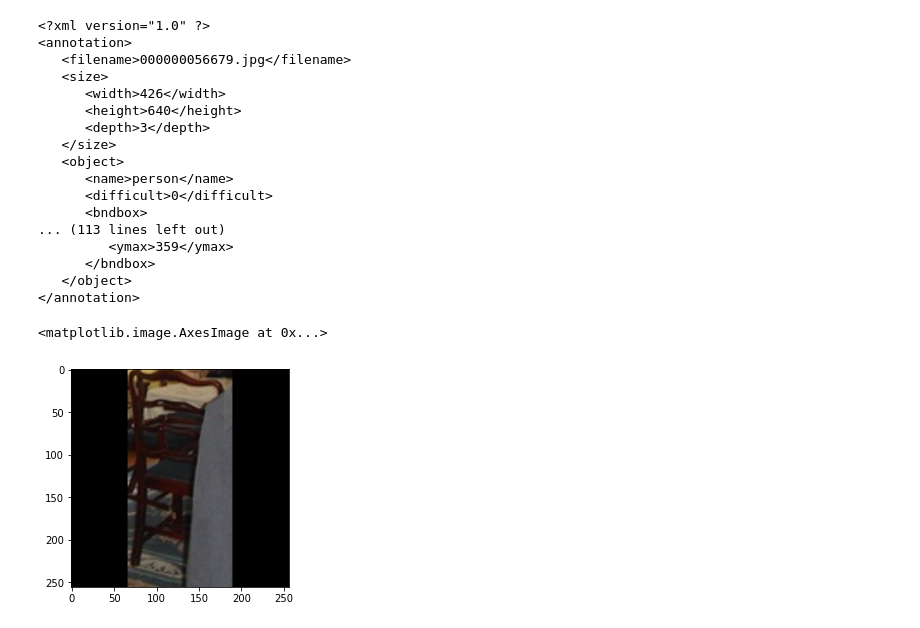
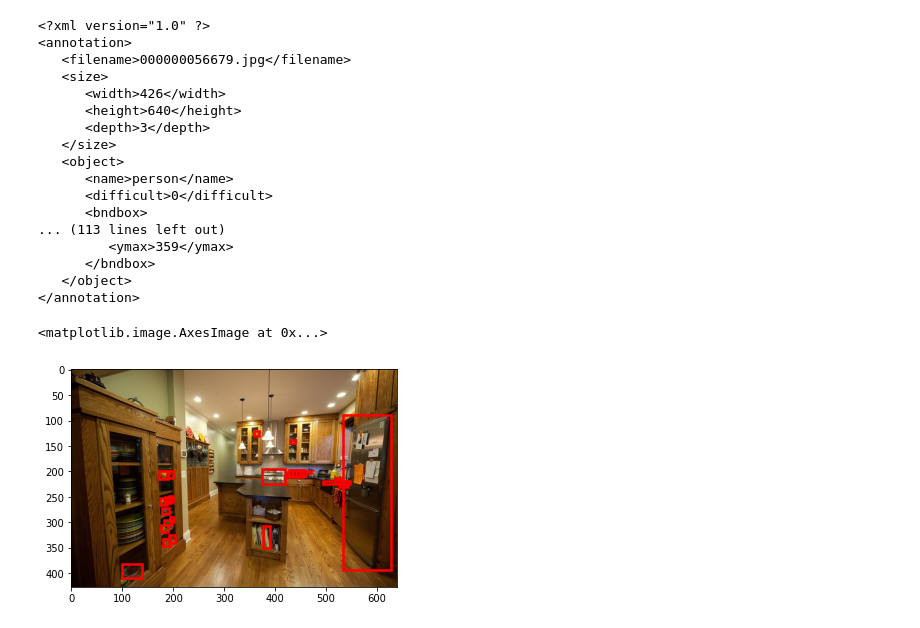
Before and after one commit to terry97-guel/OWOD-preproccesing, a Jupyter notebook: my_code/CropImages.ipynb, the cells around one changed output. Cells and saved outputs as stored; diff of their text form; code cells hidden in the pictures.

```diff
--- a/my_code/CropImages.ipynb
+++ b/my_code/CropImages.ipynb
@@ -10,9 +11,23 @@ import cv2
 # %%
 datapath = '../../dataset/Annotations'
 imagepath = '../../dataset/JPEGImages'
+xmllspath = '../../dataset/tasklist/t2_train.txt'
+savedir = '../../dataset/PadID/t2_train'
+IOSthreshold = 0.3
 
-xmllspath = '../../dataset/tasklist/t4_train.txt'
-savedir = '../../dataset/t4_train'
+VOC_CLASS_NAMES = [
+    "aeroplane", "bicycle", "bird", "boat", "bottle", "bus", "car", "cat",
+    "chair", "cow", "diningtable", "dog", "horse", "motorbike", "person",
+    "pottedplant", "sheep", "sofa", "train", "tvmonitor"
+]
+VOC_CLASS_NAMES_COCOFIED = [
+    "airplane", "bicycle", "bird", "boat", "bottle", "bus", "car", "cat",
+    "chair", "cow", "dining table", "dog", "horse", "motorcycle", "person",
+    "potted plant", "sheep", "couch", "train", "tv"
+]
+
+VOCclass = set(VOC_CLASS_NAMES).union(set(VOC_CLASS_NAMES_COCOFIED))
+
 
 T2_CLASS_NAMES = [
     "truck", "traffic light", "fire hydrant", "stop sign", "parking meter",
@@ -35,7 +50,7 @@ T4_CLASS_NAMES = [
     "wine glass", "cup", "fork", "knife", "spoon", "bowl"
 ]
 
-VOCclass = T4_CLASS_NAMES
+NONVOCclass = T2_CLASS_NAMES
 # %%
 with open(xmllspath, newline='') as f:
     data = f.read()
@@ -137,9 +214,31 @@ print(xmlstr)
       </bndbox>
    </object>
 </annotation>
-# %%
-from matplotlib import pyplot as plt
-plt.imshow(cv2.cvtColor(crop, cv2.COLOR_BGR2RGB))
-# %% [output]
-<matplotlib.image.AxesImage at 0x...>
-[figure, removed]
+# %%
+from matplotlib import pyplot as plt
+import matplotlib.patches as patches
+fig, ax = plt.subplots()
+
+objects = root.iter('object')
+for annotation in objects:
+    bndbox = annotation.find('bndbox')
+
+    x_l = int(bndbox.find('ymin').text)
+    y_b = int(bndbox.find('xmin').text)
+    x_r = int(bndbox.find('ymax').text)
+    y_u = int(bndbox.find('xmax').text)
+    box = [x_l,x_r,y_b,y_u]
+
+    patch = patches.Rectangle((box[2], box[0]),
+                    box[3]-box[2],
+                    box[1]-box[0],
+                    edgecolor = 'red',
+                    facecolor = None,
+                    fill=False,
+                    lw = 2.5
+                )
+    ax.add_patch(patch)
+ax.imshow(cv2.cvtColor(src, cv2.COLOR_BGR2RGB))
+# %% [output]
+<matplotlib.image.AxesImage at 0x...>
+[figure, added]
```
Also changed, not shown: parts of 4 cells of this notebook.
